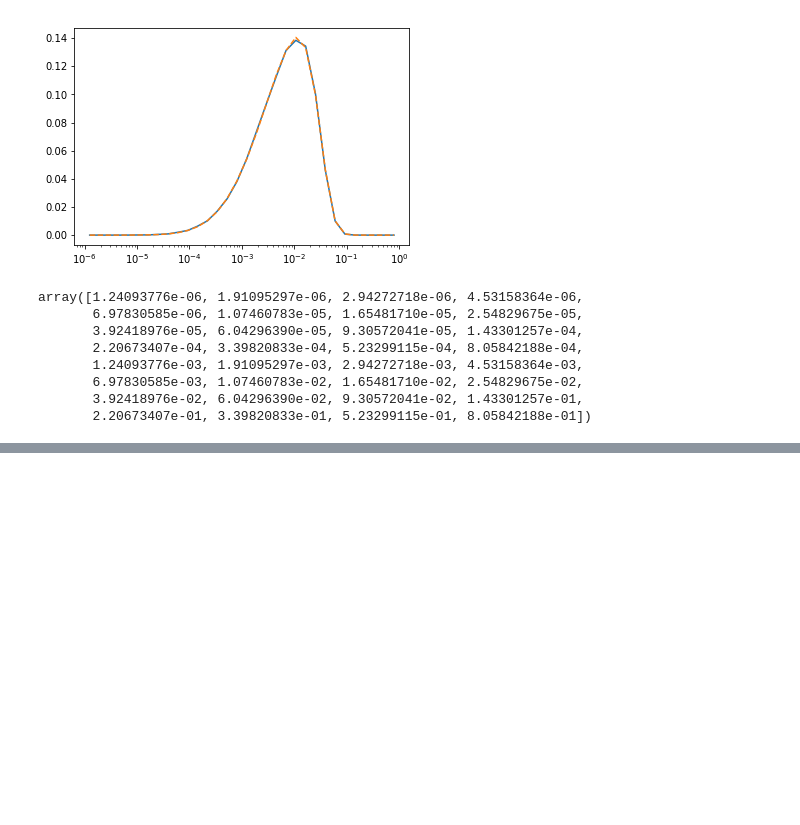
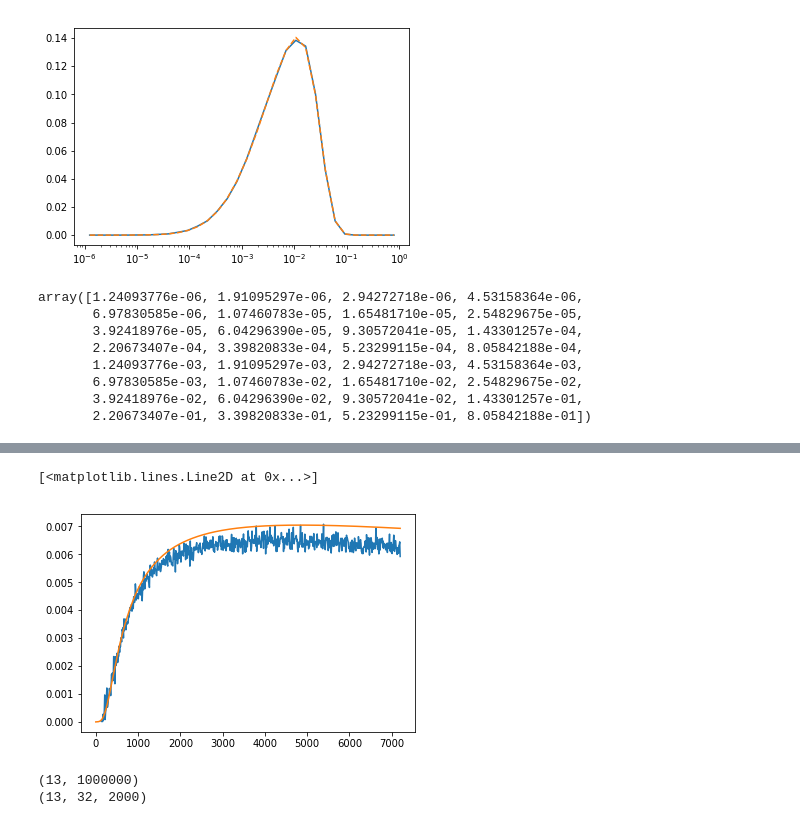
Before and after one commit to nordam/Eulerian-and-Lagrangian-methods, a Jupyter notebook: notebooks/Debugging.ipynb, the cells around one changed output, grey strips where cells are left out. Drawn from its saved outputs; the diff is of its cells as text; code cells hidden in the pictures; blank space fills up the shorter version.

Commit message:
Found discrepancy in Case 3

```diff
--- a/notebooks/Debugging.ipynb
+++ b/notebooks/Debugging.ipynb
@@ -654,0 +685,9 @@ array([1.24093776e-06, 1.91095297e-06, 2.94272718e-06, 4.53158364e-06,
+# %%
+tE = np.linspace(0, 2*3600, len(average_added_eulerian))
+tL = np.linspace(0, 2*3600, len(average_added_lagrangian))
+
+plt.plot(tL, average_added_lagrangian)
+plt.plot(tE, average_added_eulerian)
+# %% [output]
+[<matplotlib.lines.Line2D at 0x...>]
+[figure, added]
@@ -654,0 +701,17 @@ array([1.24093776e-06, 1.91095297e-06, 2.94272718e-06, 4.53158364e-06,
+# %%
+ZL = np.load('../tmp_results/Case3_K_A_lagrangian_Nparticles=1000000_dt=10_Z_0000.npy')
+CE = np.load('../tmp_results/Case3_K_A_block_Nclasses=32_NJ=2000_dt=30.0.npy')
+
+print(ZL.shape)
+print(CE.shape)
+
+Np = ZL.shape[1]
+
+zf, dz = np.linspace(0, 50, CE.shape[-1]+1, retstep = True)
+zc = zf[:-1] + dz/2
+
+tL = np.linspace(0, 2*3600, ZL.shape[0])
+tE = np.linspace(0, 2*3600, CE.shape[0])
+# %% [output]
+(13, 1000000)
+(13, 32, 2000)
```
Also changed, not shown: parts of 13 cells of this notebook, 8 other files.
